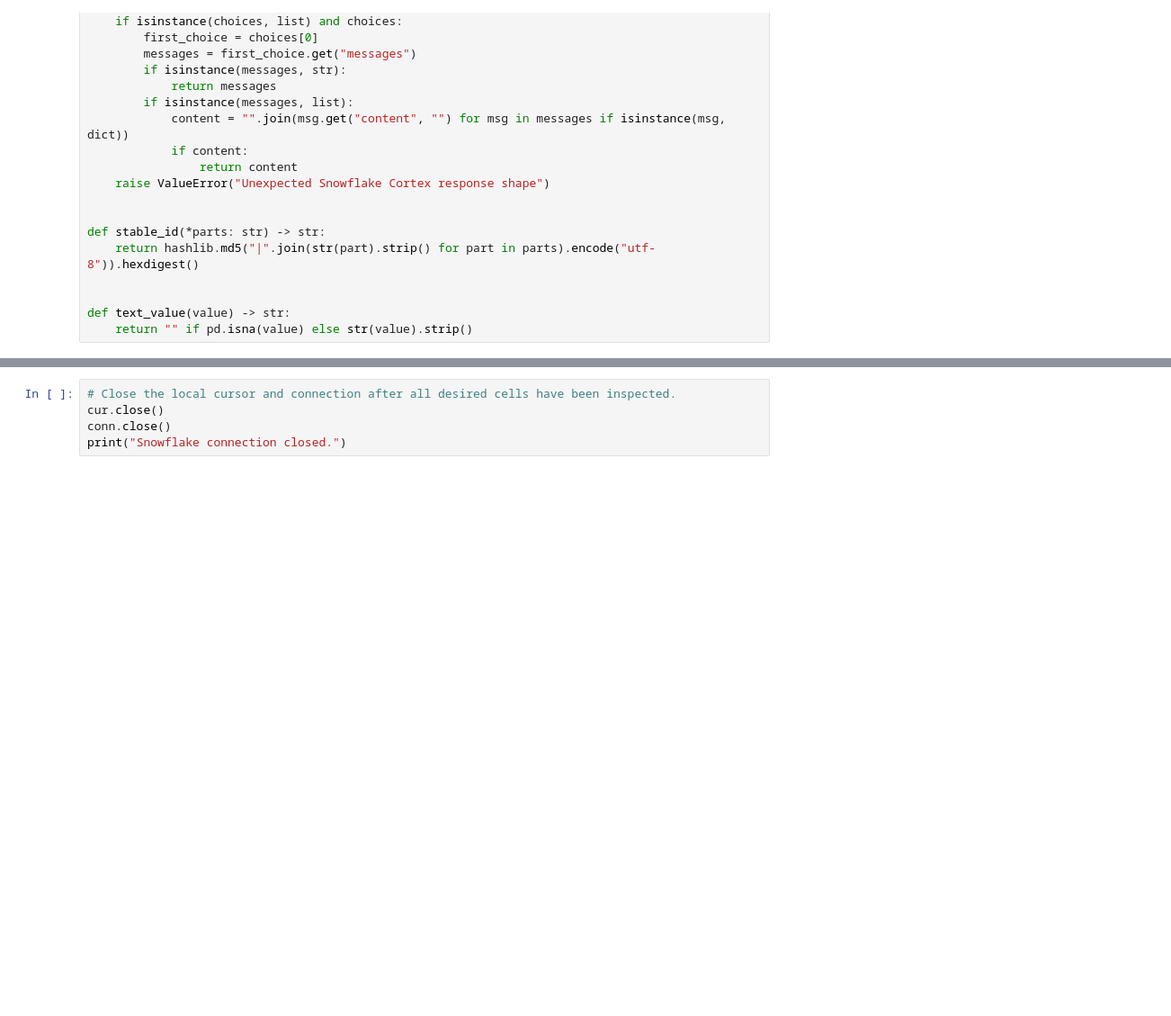
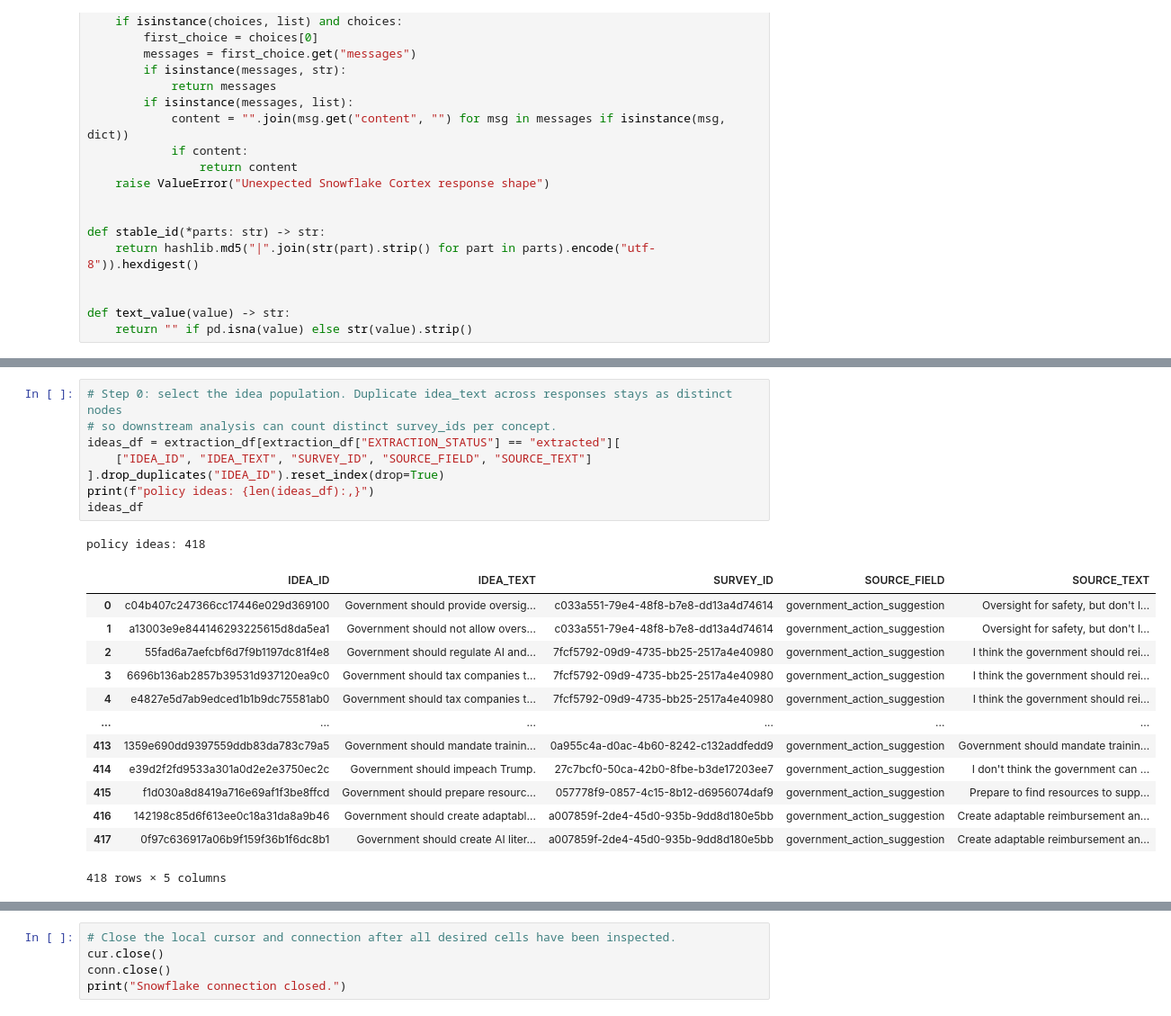
Before and after one commit to cagov/caldata-engaged-california, a Jupyter notebook: notebooks/ai_impact_survey/policy_concept_classification.ipynb, the cells around one changed output, grey strips where cells are left out. Shown at 90% size. Drawn from its saved outputs; the diff is of its cells as text; blank space fills up the shorter version.

```diff
--- a/notebooks/ai_impact_survey/policy_concept_classification.ipynb
+++ b/notebooks/ai_impact_survey/policy_concept_classification.ipynb
@@ -284,0 +429,23 @@ else:
+# %%
+# Step 0: select the idea population. Duplicate idea_text across responses stays as distinct nodes
+# so downstream analysis can count distinct survey_ids per concept.
+ideas_df = extraction_df[extraction_df["EXTRACTION_STATUS"] == "extracted"][
+    ["IDEA_ID", "IDEA_TEXT", "SURVEY_ID", "SOURCE_FIELD", "SOURCE_TEXT"]
+].drop_duplicates("IDEA_ID").reset_index(drop=True)
+print(f"policy ideas: {len(ideas_df):,}")
+ideas_df
+# %% [output]
+policy ideas: 418
+|  | IDEA_ID | IDEA_TEXT | SURVEY_ID | SOURCE_FIELD | SOURCE_TEXT |
+| 0 | c04b407c247366cc17446e029d369100 | Government should provide oversig... | c033a551-79e4-48f8-b7e8-dd13a4d74614 | government_action_suggestion | Oversight for safety, but don't l... |
+| 1 | a13003e9e844146293225615d8da5ea1 | Government should not allow overs... | c033a551-79e4-48f8-b7e8-dd13a4d74614 | government_action_suggestion | Oversight for safety, but don't l... |
+| 2 | 55fad6a7aefcbf6d7f9b1197dc81f4e8 | Government should regulate AI and... | 7fcf5792-09d9-4735-bb25-2517a4e40980 | government_action_suggestion | I think the government should rei... |
+| 3 | 6696b136ab2857b39531d937120ea9c0 | Government should tax companies t... | 7fcf5792-09d9-4735-bb25-2517a4e40980 | government_action_suggestion | I think the government should rei... |
+| 4 | e4827e5d7ab9edced1b1b9dc75581ab0 | Government should tax companies t... | 7fcf5792-09d9-4735-bb25-2517a4e40980 | government_action_suggestion | I think the government should rei... |
+| ... | ... | ... | ... | ... | ... |
+| 413 | 1359e690dd9397559ddb83da783c79a5 | Government should mandate trainin... | 0a955c4a-d0ac-4b60-8242-c132addfedd9 | government_action_suggestion | Government should mandate trainin... |
+| 414 | e39d2f2fd9533a301a0d2e2e3750ec2c | Government should impeach Trump. | 27c7bcf0-50ca-42b0-8fbe-b3de17203ee7 | government_action_suggestion | I don't think the government can ... |
+| 415 | f1d030a8d8419a716e69af1f3be8ffcd | Government should prepare resourc... | 057778f9-0857-4c15-8b12-d6956074daf9 | government_action_suggestion | Prepare to find resources to supp... |
+| 416 | 142198c85d6f613ee0c18a31da8a9b46 | Government should create adaptabl... | a007859f-2de4-45d0-935b-9dd8d180e5bb | government_action_suggestion | Create adaptable reimbursement an... |
+| 417 | 0f97c636917a06b9f159f36b1f6dc8b1 | Government should create AI liter... | a007859f-2de4-45d0-935b-9dd8d180e5bb | government_action_suggestion | Create adaptable reimbursement an... |
+418 rows × 5 columns
```
Also changed, not shown: parts of 18 cells of this notebook, 2 other files.
